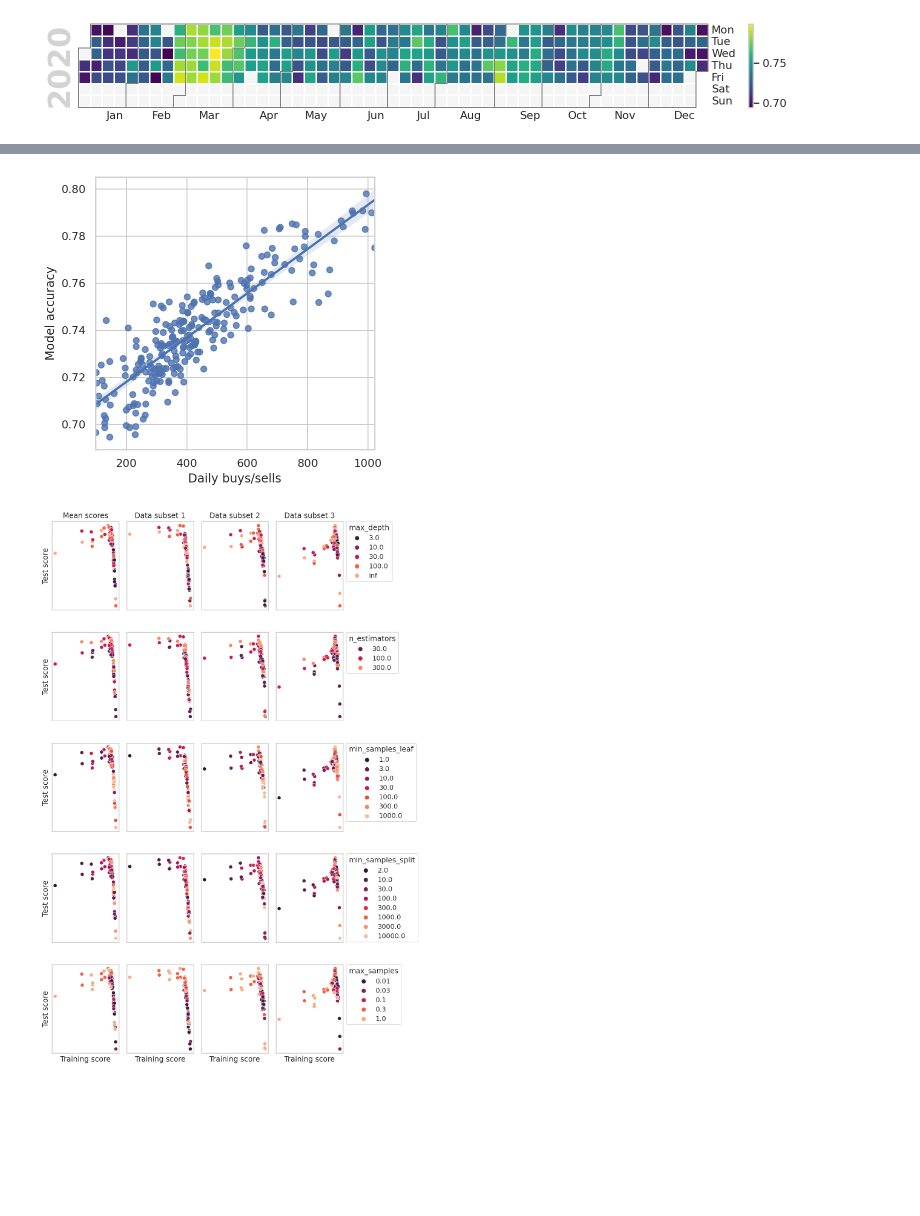
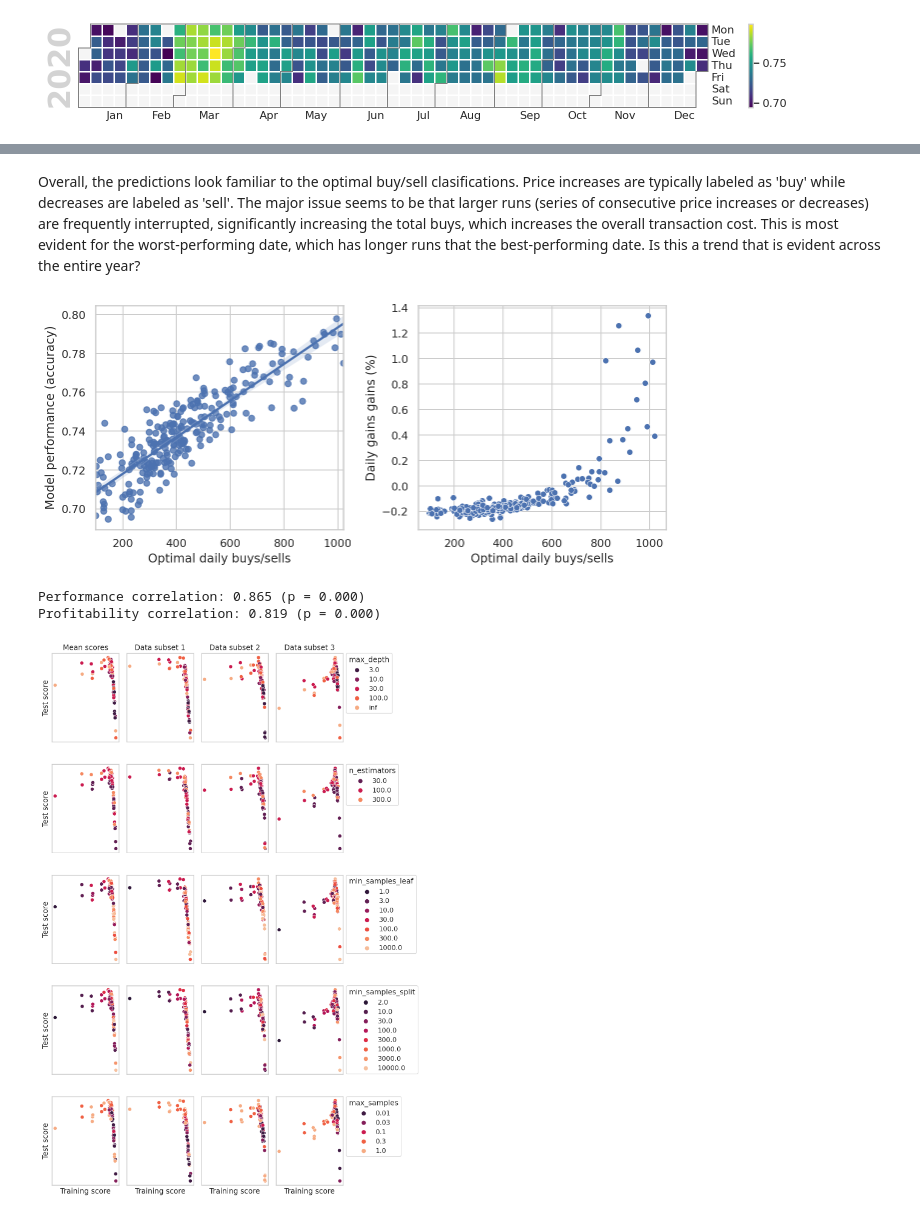
Before and after one commit to dwitvliet/project-stock-trading, a Jupyter notebook: stock_prediction.ipynb, the cells around one changed output, grey strips where cells are left out. Drawn from its saved outputs; the diff is of its cells as text; code cells hidden in the pictures; blank space fills up the shorter version.

```diff
--- a/stock_prediction.ipynb
+++ b/stock_prediction.ipynb
@@ -599,11 +595,24 @@ Predicted:
-# %%
-fig, ax = plt.subplots(figsize=(5, 5))
-sns.regplot(x='test_total_buys', y='test_accuracy', data=calendar_run_results)
-ax.set_xlabel('Daily buys/sells')
-ax.set_ylabel('Model accuracy')
-plt.show()
-# %% [output]
-[figure, removed]
+# %% [markdown]
+Overall, the predictions look familiar to the optimal buy/sell clasifications. Price increases are typically labeled as 'buy' while decreases are labeled as 'sell'. The major issue seems to be that larger runs (series of consecutive price increases or decreases) are frequently interrupted, significantly increasing the total buys, which increases the overall transaction cost. This is most evident for the worst-performing date, which has longer runs that the best-performing date. Is this a trend that is evident across the entire year?
+# %%
+fig, ax = plt.subplots(1, 2, figsize=(9, 4))
+sns.regplot(x='test_total_buys', y='test_accuracy', data=calendar_run_results, ax=ax[0])
+ax[0].set_xlabel('Optimal daily buys/sells')
+ax[0].set_ylabel('Model performance (accuracy)')
+sns.scatterplot(x='test_total_buys', y='test_profits', data=calendar_run_results, ax=ax[1])
+ax[1].set_xlabel('Optimal daily buys/sells')
+ax[1].set_ylabel('Daily gains gains (%)')
+fig.tight_layout()
+plt.show()
+results = calendar_run_results
+spearman = sc.stats.spearmanr(results['test_total_buys'], results['test_accuracy'])
+print(f'Performance correlation: {spearman.correlation:0.3f} (p = {spearman.pvalue:.3f})')
+spearman = sc.stats.spearmanr(results['test_total_buys'], results['test_profits'])
+print(f'Profitability correlation: {spearman.correlation:0.3f} (p = {spearman.pvalue:.3f})')
+# %% [output]
+[figure, added]
+Performance correlation: 0.865 (p = 0.000)
+Profitability correlation: 0.819 (p = 0.000)
 # %%
 fig, axes = plt.subplots(5, 4, figsize=(9, 13))
 axes = axes.flatten()
```
Also changed, not shown: parts of 4 cells of this notebook.
